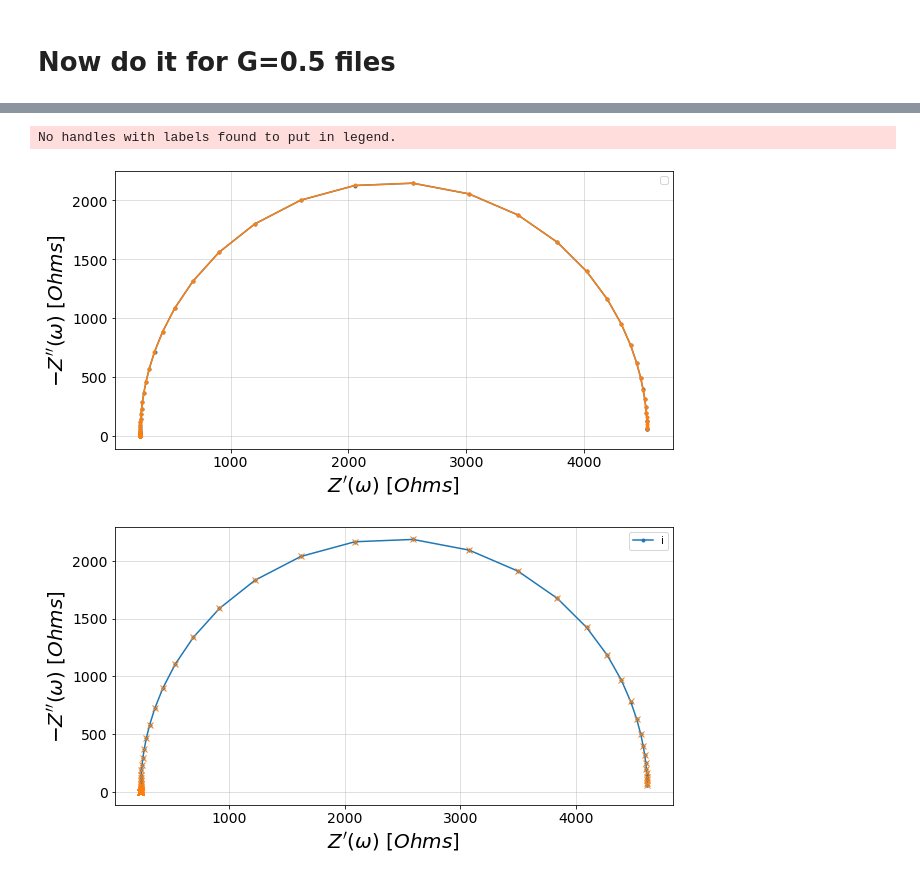
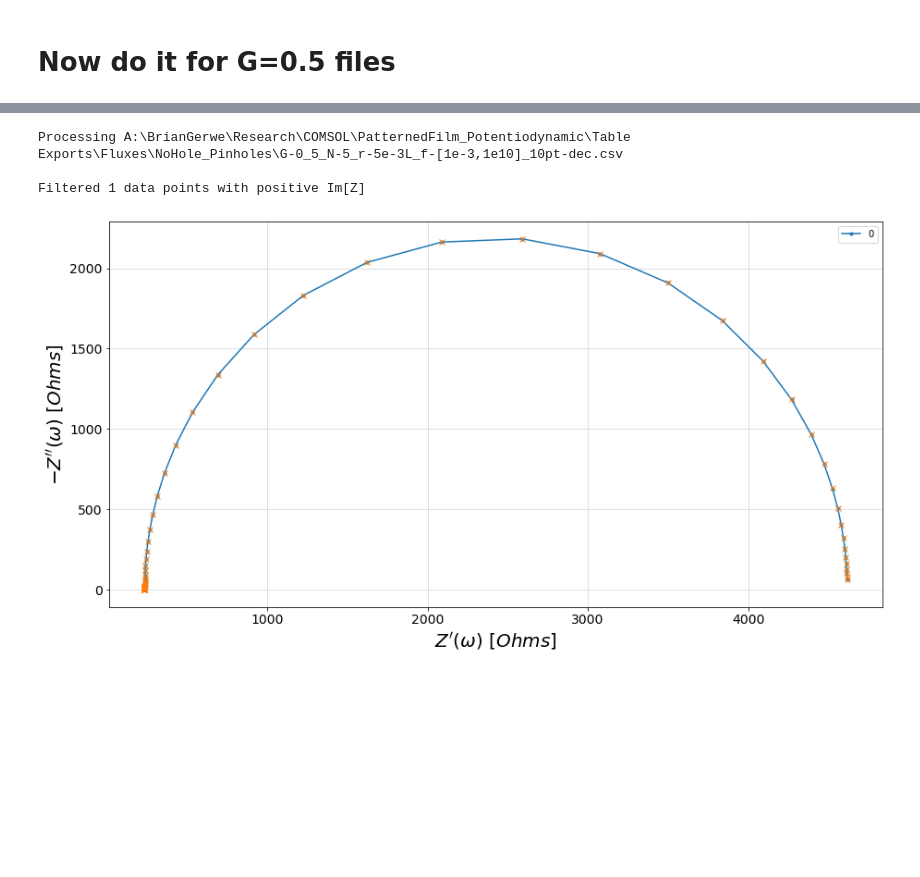
Before and after one commit to BGerwe/Xray-Project, a Jupyter notebook: fr_XAS/COMSOL analysis/NoHole_G5_EIS.ipynb, the cells around one changed output, grey strips where cells are left out. Drawn from its saved outputs; the diff is of its cells as text; code cells hidden in the pictures; blank space fills up the shorter version.

```diff
--- a/fr_XAS/COMSOL analysis/NoHole_G5_EIS.ipynb
+++ b/fr_XAS/COMSOL analysis/NoHole_G5_EIS.ipynb
@@ -170,20 +56,11 @@ fs, Zs, circs = [], [], []
 _, ax = plt.subplots(figsize=(15,10))
 
 for i, file in enumerate(all_files):
-    dat = pd.read_csv(file, skiprows=4)
+    ax, f, Z, circ = an_com.process_n(file, ax, ind=i, return_Z=True, return_ax=True)
 
-    f, Z = extract_Z(dat)
     fs.append(f)
     Zs.append(Z)
-    plot_nyquist(ax, Z, label='i')
-
-    circ_str = "R0-p(R1,CPE1)-p(R2,C2)"
-    inits = get_inits(f, Z)
-    circ = CustomCircuit(circuit=circ_str, initial_guess=inits)
-    circ.fit(f, Z)
     circs.append(circ)
-
-    plot_nyquist(ax, circ.predict(f), fmt='x')
 
 ax.legend()
 plt.show()
@@ -227,13 +112,0 @@ plt.show()
-# %%
-circ_str = "R0-p(R1,C1)"
-
-R0_init = Z_n0[0].real
-
-f1 = f_n0[np.argmin(Z_n0.imag)]
-R1_init = (Z_n0[-1] - Z_n0[0]).real
-C1_init = 1 / (2 * np.pi * f1 * R1_init)
-
-inits = [R0_init, R1_init, C1_init]
-circ = CustomCircuit(circuit=circ_str, initial_guess=inits)
-circ.fit(f_n0, Z_n0)
-print(circ)
@@ -253,35 +113,19 @@ Fit parameters:
-# %%
-_, ax =plt.subplots(figsize=(10,10))
-
-plot_nyquist(ax, Z_n0)
-plot_nyquist(ax, circ.predict(f_n0))
-ax.legend()
-plt.show()
-# %% [output]
-No handles with labels found to put in legend.
-[figure, removed]
 # %%
 fs, Zs, circs = [], [], []
 
-_, ax = plt.subplots(figsize=(10,7))
+_, ax = plt.subplots(figsize=(15,10))
 
 for i, file in enumerate(all_files):
-    dat = pd.read_csv(file, skiprows=4)
+    ax, f, Z, circ = an_com.process_n(file, ax, ind=i, return_Z=True, return_ax=True)
 
-    f, Z = extract_Z(dat)
     fs.append(f)
     Zs.append(Z)
-    plot_nyquist(ax, Z, label='i')
-
-    circ_str = "R0-p(R1,CPE1)-p(R2,C2)"
-    inits = get_inits(f, Z)
-    circ = CustomCircuit(circuit=circ_str, initial_guess=inits)
-    circ.fit(f, Z)
     circs.append(circ)
-
-    plot_nyquist(ax, circ.predict(f), fmt='x')
 
 ax.legend()
 plt.show()
 # %% [output]
+Processing A:\BrianGerwe\Research\COMSOL\PatternedFilm_Potentiodynamic\Table Exports\Fluxes\NoHole_Pinholes\G-0_5_N-5_r-5e-3L_f-[1e-3,1e10]_10pt-dec.csv
+
+Filtered 1 data points with positive Im[Z]
-[figure, old version]
+[figure, new version]
```
Also changed, not shown: parts of 13 cells of this notebook, 1 other file.
